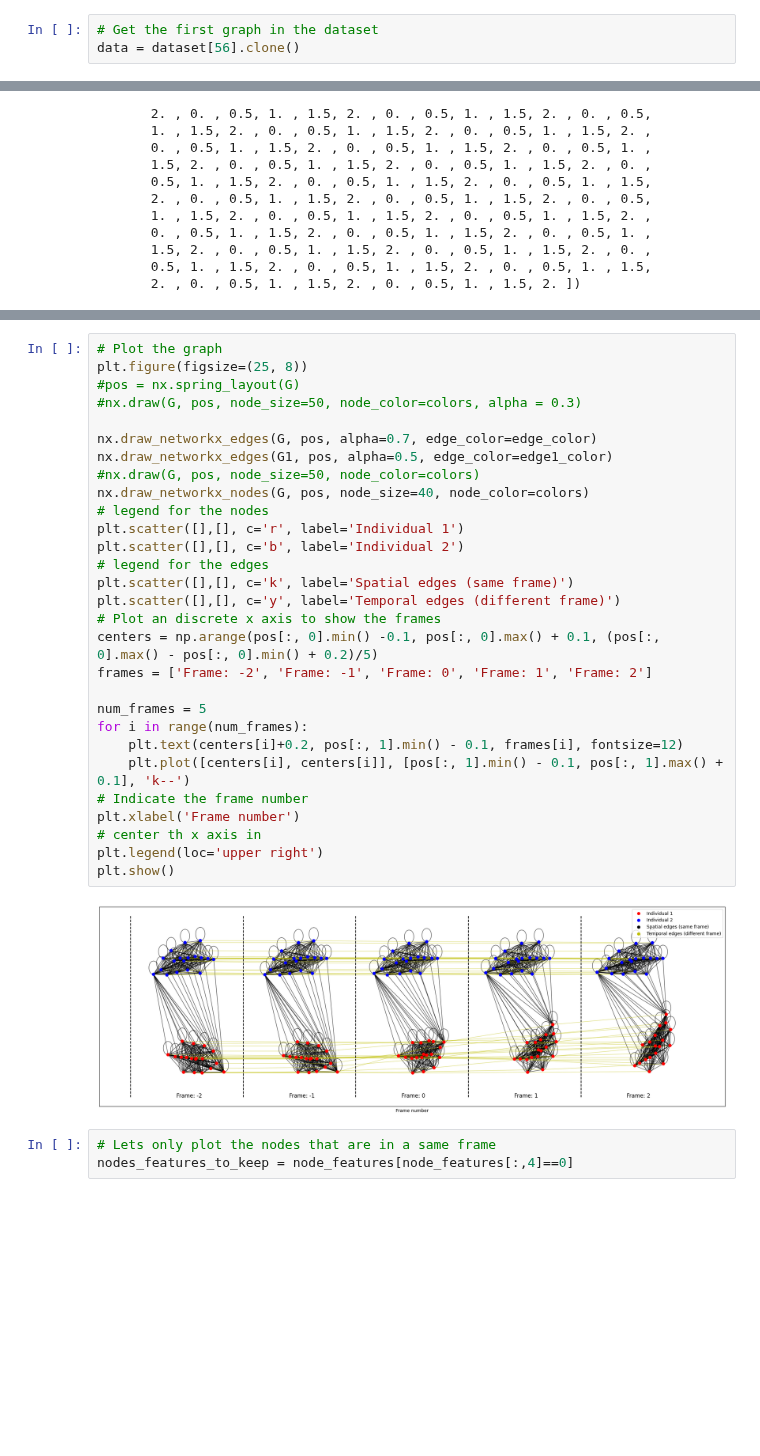
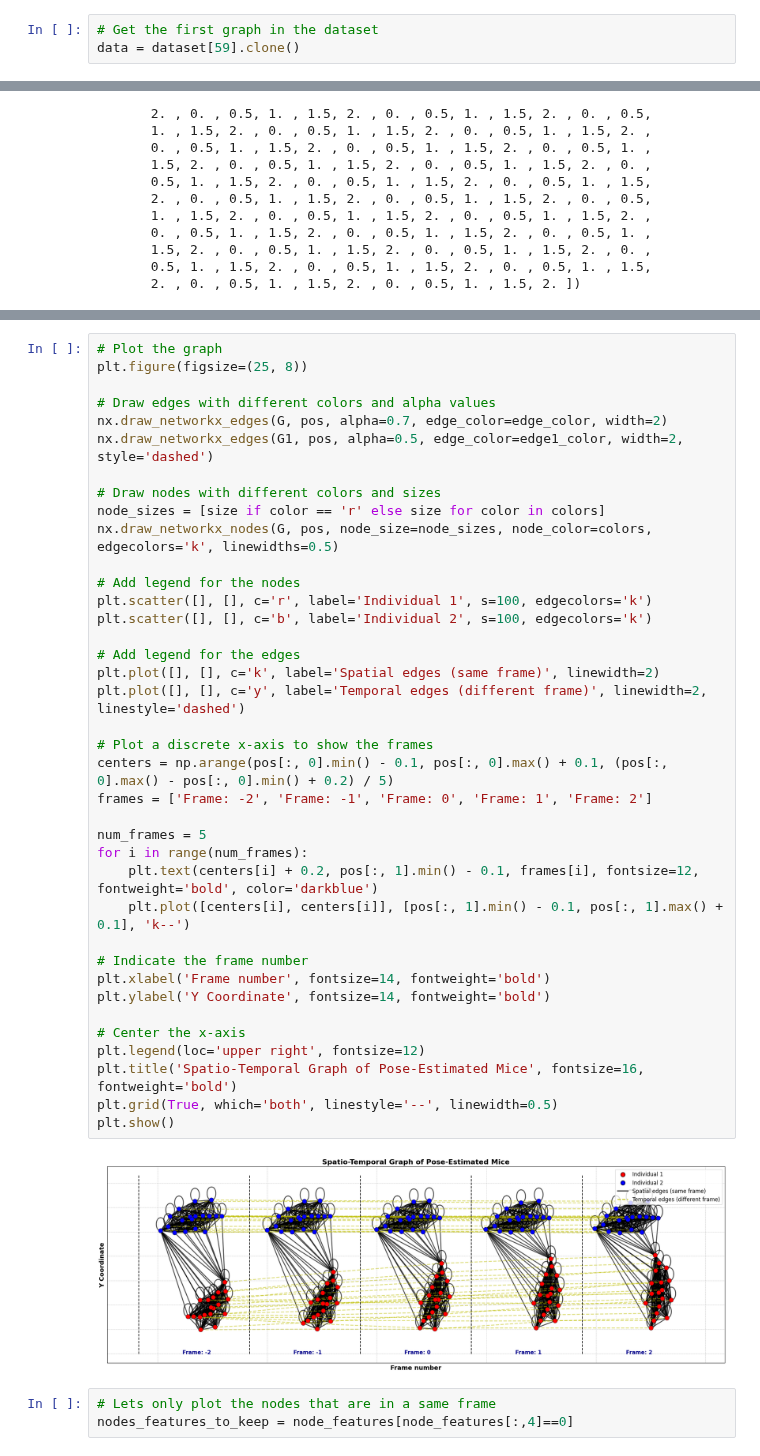
Before and after one commit to JulianAlvarezdeGiorgi/Behavioral_Tagging_of_Mice_in_multiple_Mice_setup_using_Deep_Learning, a Jupyter notebook: src/Visualization.ipynb, the cells around one changed output, grey strips where cells are left out. Cells and saved outputs as stored; diff of their text form; blank space fills up the shorter version.

Commit message:
Some Visualizations

```diff
--- a/src/Visualization.ipynb
+++ b/src/Visualization.ipynb
@@ -42,7 +42,7 @@ dataset = torch.load(r'c:\Users\Usuario\Documents\Documents\MVA\Stage\DLCProject
 cpu
 # %%
 # Get the first graph in the dataset
-data = dataset[56].clone()
+data = dataset[59].clone()
 # %%
 #data = dataset[10].clone()
 # %%
@@ -239,34 +239,43 @@ dict(zip(unique, counts))
 # %%
 # Plot the graph
 plt.figure(figsize=(25, 8))
-#pos = nx.spring_layout(G)
-#nx.draw(G, pos, node_size=50, node_color=colors, alpha = 0.3)
 
-nx.draw_networkx_edges(G, pos, alpha=0.7, edge_color=edge_color)
-nx.draw_networkx_edges(G1, pos, alpha=0.5, edge_color=edge1_color)
-#nx.draw(G, pos, node_size=50, node_color=colors)
-nx.draw_networkx_nodes(G, pos, node_size=40, node_color=colors)
-# legend for the nodes
-plt.scatter([],[], c='r', label='Individual 1')
-plt.scatter([],[], c='b', label='Individual 2')
-# legend for the edges
-plt.scatter([],[], c='k', label='Spatial edges (same frame)')
-plt.scatter([],[], c='y', label='Temporal edges (different frame)')
-# Plot an discrete x axis to show the frames
-centers = np.arange(pos[:, 0].min() -0.1, pos[:, 0].max() + 0.1, (pos[:, 0].max() - pos[:, 0].min() + 0.2)/5)
+# Draw edges with different colors and alpha values
+nx.draw_networkx_edges(G, pos, alpha=0.7, edge_color=edge_color, width=2)
+nx.draw_networkx_edges(G1, pos, alpha=0.5, edge_color=edge1_color, width=2, style='dashed')
+
+# Draw nodes with different colors and sizes
+node_sizes = [size if color == 'r' else size for color in colors]
+nx.draw_networkx_nodes(G, pos, node_size=node_sizes, node_color=colors, edgecolors='k', linewidths=0.5)
+
+# Add legend for the nodes
+plt.scatter([], [], c='r', label='Individual 1', s=100, edgecolors='k')
+plt.scatter([], [], c='b', label='Individual 2', s=100, edgecolors='k')
+
+# Add legend for the edges
+plt.plot([], [], c='k', label='Spatial edges (same frame)', linewidth=2)
+plt.plot([], [], c='y', label='Temporal edges (different frame)', linewidth=2, linestyle='dashed')
+
+# Plot a discrete x-axis to show the frames
+centers = np.arange(pos[:, 0].min() - 0.1, pos[:, 0].max() + 0.1, (pos[:, 0].max() - pos[:, 0].min() + 0.2) / 5)
 frames = ['Frame: -2', 'Frame: -1', 'Frame: 0', 'Frame: 1', 'Frame: 2']
 
 num_frames = 5
 for i in range(num_frames):
-    plt.text(centers[i]+0.2, pos[:, 1].min() - 0.1, frames[i], fontsize=12)
+    plt.text(centers[i] + 0.2, pos[:, 1].min() - 0.1, frames[i], fontsize=12, fontweight='bold', color='darkblue')
     plt.plot([centers[i], centers[i]], [pos[:, 1].min() - 0.1, pos[:, 1].max() + 0.1], 'k--')
+
 # Indicate the frame number
-plt.xlabel('Frame number')
-# center th x axis in
-plt.legend(loc='upper right')
+plt.xlabel('Frame number', fontsize=14, fontweight='bold')
+plt.ylabel('Y Coordinate', fontsize=14, fontweight='bold')
+
+# Center the x-axis
+plt.legend(loc='upper right', fontsize=12)
+plt.title('Spatio-Temporal Graph of Pose-Estimated Mice', fontsize=16, fontweight='bold')
+plt.grid(True, which='both', linestyle='--', linewidth=0.5)
 plt.show()
 # %% [output]
-[figure, old version]
+[figure, new version]
 # %%
 # Lets only plot the nodes that are in a same frame
 nodes_features_to_keep = node_features[node_features[:,4]==0]
```
Also changed, not shown: parts of 53 cells of this notebook, 6 other files.
